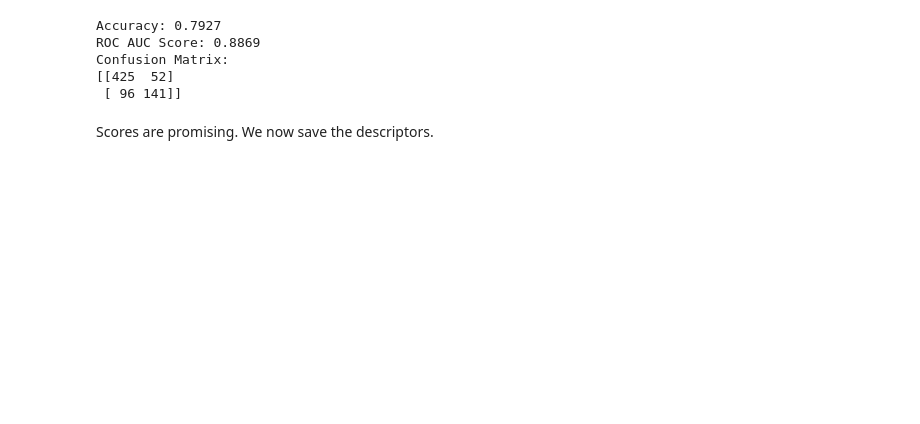
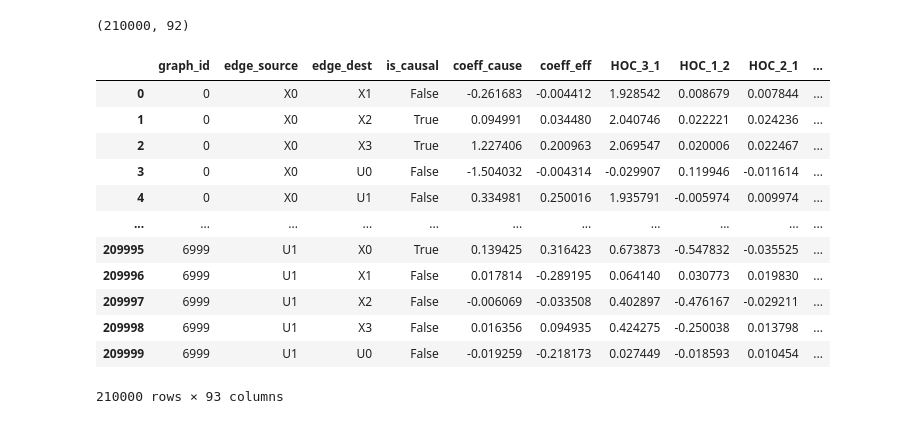
Before and after one commit to gmpal/td2c, a Jupyter notebook: notebooks/01_descriptors_computation.ipynb, the cells around one changed output. Drawn from its saved outputs; the diff is of its cells as text; code cells hidden in the pictures; blank space fills up the shorter version.

```diff
--- a/notebooks/01_descriptors_computation.ipynb
+++ b/notebooks/01_descriptors_computation.ipynb
@@ -132,43 +7,13 @@ Now we can see if we can learn something from these descriptors. We will perform
 # %%
-dataloader = DataLoader(n_variables = N_VARS,
-                    maxlags = MAXLAGS)
-dataloader.from_pickle('example/synthetic_data_test.pkl')
+dataloader = DataLoader()
+dataloader.from_pickle('example/synthetic_data.pkl')
+observations = dataloader.get_observations()
+dags = dataloader.get_dags()
 
-d2c = D2C(observations=dataloader.get_observations(),
-        dags=dataloader.get_dags(),
-        couples_to_consider_per_dag=20,
-        n_variables=N_VARS,
-        maxlags=MAXLAGS,
+d2c = D2C(observations=observations,
+        dags=dags,
         seed=42,
-        n_jobs=N_JOBS,
+        n_jobs=40,
         full=True)
 
 d2c.initialize()
-
-descriptors_df_test = d2c.get_descriptors_df()
-# %%
-X_train = descriptors_df_train.drop(columns=['graph_id','edge_source','edge_dest','is_causal'])
-y_train = descriptors_df_train['is_causal']
-X_test = descriptors_df_test.drop(columns=['graph_id','edge_source','edge_dest','is_causal'])
-y_test = descriptors_df_test['is_causal']
-
-from imblearn.ensemble import BalancedRandomForestClassifier
-from sklearn.metrics import accuracy_score, roc_auc_score, confusion_matrix
-
-clf = BalancedRandomForestClassifier(n_estimators=10, max_depth=None, random_state=0, sampling_strategy='auto',replacement=True,bootstrap=True)
-clf.fit(X_train, y_train)
-y_pred = clf.predict(X_test)
-y_pred_proba = clf.predict_proba(X_test)
-
-print(f"Accuracy: {accuracy_score(y_test, y_pred):.4f}")
-print(f"ROC AUC Score: {roc_auc_score(y_test, y_pred_proba[:, 1]):.4f}")
-print("Confusion Matrix:")
-print(confusion_matrix(y_test, y_pred))
-# %% [output]
-Accuracy: 0.7927
-ROC AUC Score: 0.8869
-Confusion Matrix:
-[[425  52]
- [ 96 141]]
-# %% [markdown]
-Scores are promising. We now save the descriptors.
@@ -179,0 +20,35 @@ pickle.dump(descriptors_df_train, open(filename, 'wb'))
+# %%
+df = d2c.get_descriptors_df()
+# %%
+df.shape
+# %% [output]
+(210000, 92)
+# %%
+functions_used = [
+    "linear",
+    "sigmoid",
+    "interaction",
+    "poly_deg_1_2",
+    "poly_deg_2_3",
+    "nonlinear_<built-in function sin>",
+    "nonlinear_<built-in function sqrt>",
+    "nonlinear_<built-in function tanh>",
+]
+
+df['function_id'] = df['graph_id'] // 40
+df.replace({'function_id': {i:function for i,function in enumerate(functions_used)}}, inplace=True)
+df
+# %% [output]
+|  | graph_id | edge_source | edge_dest | is_causal | coeff_cause | coeff_eff | HOC_3_1 | HOC_1_2 | HOC_2_1 | ... |
+| 0 | 0 | X0 | X1 | False | -0.261683 | -0.004412 | 1.928542 | 0.008679 | 0.007844 | ... |
+| 1 | 0 | X0 | X2 | True | 0.094991 | 0.034480 | 2.040746 | 0.022221 | 0.024236 | ... |
+| 2 | 0 | X0 | X3 | True | 1.227406 | 0.200963 | 2.069547 | 0.020006 | 0.022467 | ... |
+| 3 | 0 | X0 | U0 | False | -1.504032 | -0.004314 | -0.029907 | 0.119946 | -0.011614 | ... |
+| 4 | 0 | X0 | U1 | False | 0.334981 | 0.250016 | 1.935791 | -0.005974 | 0.009974 | ... |
+| ... | ... | ... | ... | ... | ... | ... | ... | ... | ... | ... |
+| 209995 | 6999 | U1 | X0 | True | 0.139425 | 0.316423 | 0.673873 | -0.547832 | -0.035525 | ... |
+| 209996 | 6999 | U1 | X1 | False | 0.017814 | -0.289195 | 0.064140 | 0.030773 | 0.019830 | ... |
+| 209997 | 6999 | U1 | X2 | False | -0.006069 | -0.033508 | 0.402897 | -0.476167 | -0.029211 | ... |
+| 209998 | 6999 | U1 | X3 | False | 0.016356 | 0.094935 | 0.424275 | -0.250038 | 0.013798 | ... |
+| 209999 | 6999 | U1 | U0 | False | -0.019259 | -0.218173 | 0.027449 | -0.018593 | 0.010454 | ... |
+210000 rows × 93 columns
```
Also changed, not shown: parts of 14 cells of this notebook, 24 other files.
